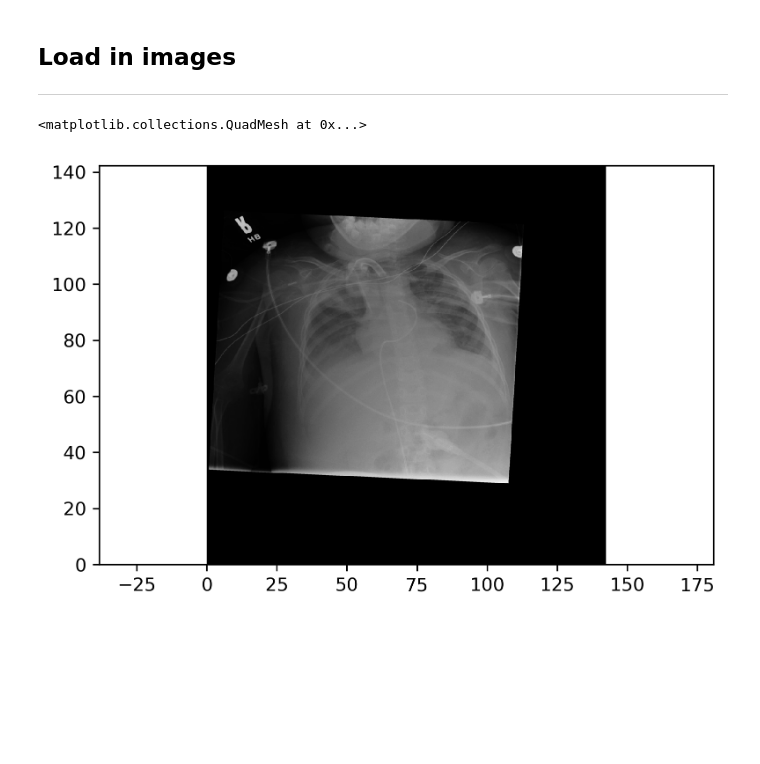
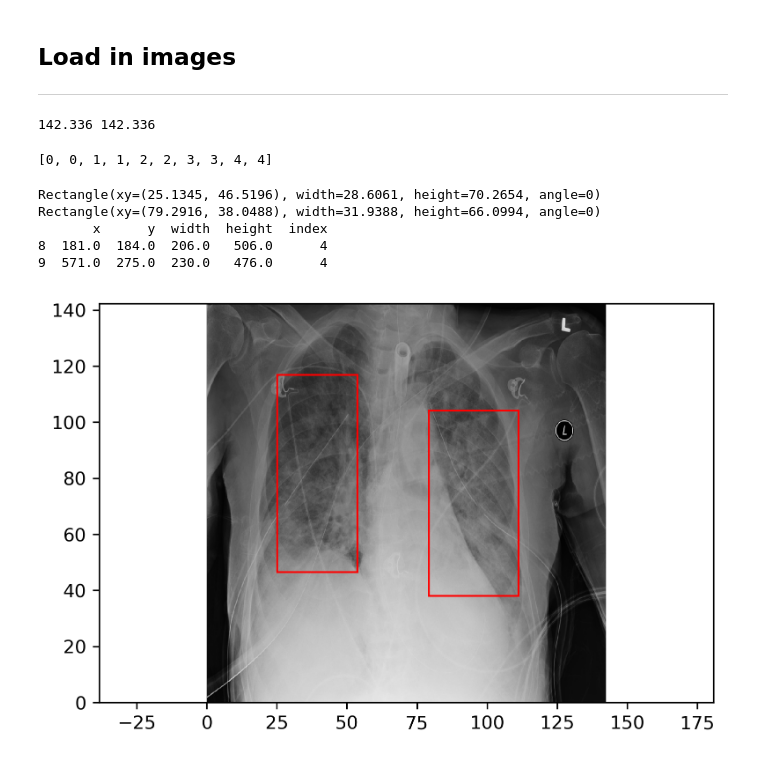
Before and after one commit to Umbriona/DnnProject, a Jupyter notebook: Project/Main project file.ipynb, the cells around one changed output. Cells and saved outputs as stored; diff of their text form; code cells hidden in the pictures; blank space fills up the shorter version.

```diff
--- a/Project/Main project file.ipynb
+++ b/Project/Main project file.ipynb
@@ -33,3 +35,6 @@ ConstPixelSpacing = (float(RefDs.PixelSpacing[0]), float(RefDs.PixelSpacing[1]))
 # %%
 x = np.arange(0.0, (ConstPixelDims[0]+1)*ConstPixelSpacing[0], ConstPixelSpacing[0])
 y = np.arange(0.0, (ConstPixelDims[1]+1)*ConstPixelSpacing[1], ConstPixelSpacing[1])
+print(max(x),max(y))
+# %% [output]
+142.336 142.336
@@ -46,17 +41,50 @@ for filenameDCM in lstFilesDCM[:5]:
-# %%
-
-pyplot.figure(dpi=300)
-pyplot.axes().set_aspect('equal', 'datalim')
-pyplot.set_cmap(pyplot.gray())
-pyplot.pcolormesh(x, y, np.flipud(ArrayDicom[:, :, 2]))
-
-rect = patches.Rectangle((50,100),40,30,linewidth=1,edgecolor='r',facecolor='none')
-
-# Add the patch to the Axes
-pyplot.add_patch(rect)
-# %% [output]
-<matplotlib.collections.QuadMesh at 0x...>
-[figure, removed]
+# %%
+# The array is sized based on 'ConstPixelDims'
+df = pd.read_csv(r'C:\Users\sandr\Documents\Skola\Dnnproject\DnnProject\Project\stage_1_train_labels.csv')
+ArrayDicom = np.zeros(ConstPixelDims, dtype=RefDs.pixel_array.dtype)
+dict_pos = {'x':[],'y':[],'width':[],'height':[], 'index':[]}
+
+# loop through all the DICOM files
+for filenameDCM in lstFilesDCM[:5]:
+    num_boxes = len(df[df['patientId']==filenameDCM[-40:-4]]['x'])
+    # read the file
+    ds = dicom.read_file(filenameDCM)
+    # store the raw image data
+    ArrayDicom[:, :, lstFilesDCM.index(filenameDCM)] = ds.pixel_array
+    [dict_pos['x'].append(df[df['patientId']==filenameDCM[-40:-4]]['x'].tolist()[i]) for i in range(num_boxes)]
+    [dict_pos['y'].append(df[df['patientId']==filenameDCM[-40:-4]]['y'].tolist()[i]) for i in range(num_boxes)]
+    [dict_pos['width'].append(df[df['patientId']==filenameDCM[-40:-4]]['width'].tolist()[i]) for i in range(num_boxes)]
+    [dict_pos['height'].append(df[df['patientId']==filenameDCM[-40:-4]]['height'].tolist()[i]) for i in range(num_boxes)]
+    [dict_pos['index'].append(lstFilesDCM.index(filenameDCM)) for _ in range(num_boxes) ]
+print(dict_pos['index'])
+# %% [output]
+[0, 0, 1, 1, 2, 2, 3, 3, 4, 4]
+# %%
+df_pos = pd.DataFrame.from_dict(dict_pos)
+index = 4
+fig1, ax = plt.subplots(dpi=300)
+scale = 142.336/1025
+#pyplot.set_cmap(pyplot.gray())
+ax.pcolormesh(x,y, np.flipud(ArrayDicom[:, :, index]))
+df_subset = df_pos[df_pos['index'] == index]
+for i in range(len(df_subset)):
+    rect = patches.Rectangle((df_subset['x'].tolist()[i]*scale,
+                              142.336 - df_subset['y'].tolist()[i]*scale- df_subset['height'].tolist()[i]*scale),
+                             df_subset['width'].tolist()[i]*scale,
+                             df_subset['height'].tolist()[i]*scale,
+                             linewidth=1,edgecolor='r',facecolor='none')
+    print(rect)
+    ax.add_patch(rect)
+ax.set_aspect('equal', 'datalim')
+# Add the patch to the Axes
+print(df_subset)
+# %% [output]
+Rectangle(xy=(25.1345, 46.5196), width=28.6061, height=70.2654, angle=0)
+Rectangle(xy=(79.2916, 38.0488), width=31.9388, height=66.0994, angle=0)
+       x      y  width  height  index
+8  181.0  184.0  206.0   506.0      4
+9  571.0  275.0  230.0   476.0      4
+[figure, added]
 # %%
 
 size_hight = 256
```
Also changed, not shown: parts of 5 cells of this notebook, 3 other files.
